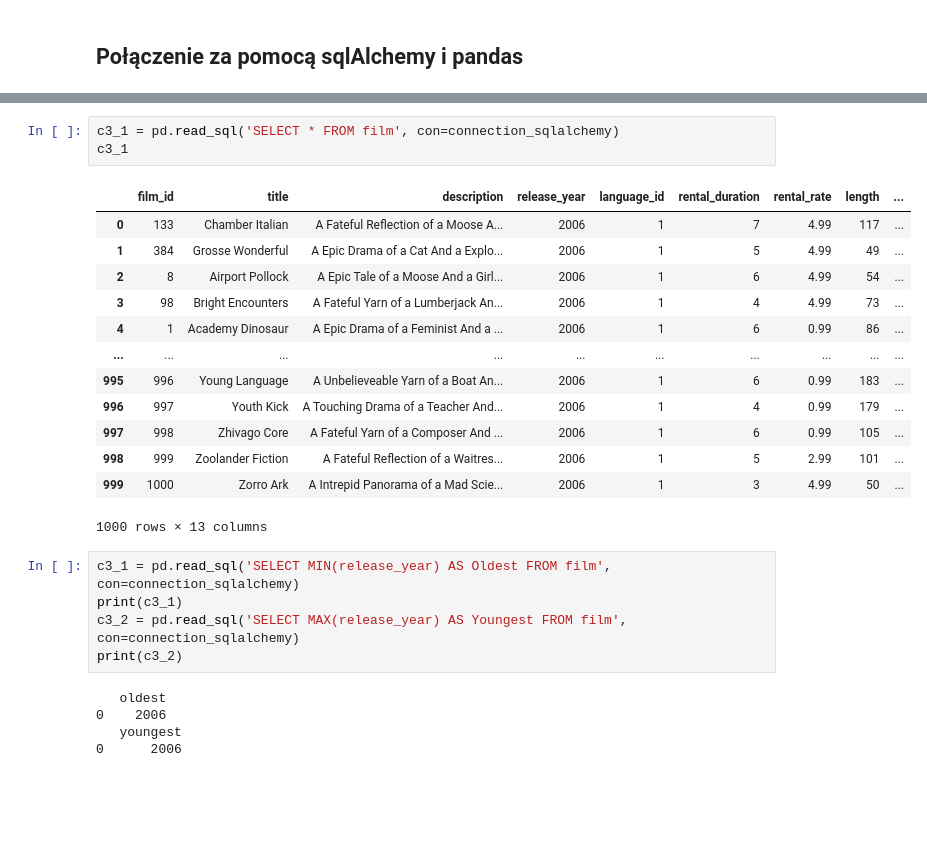
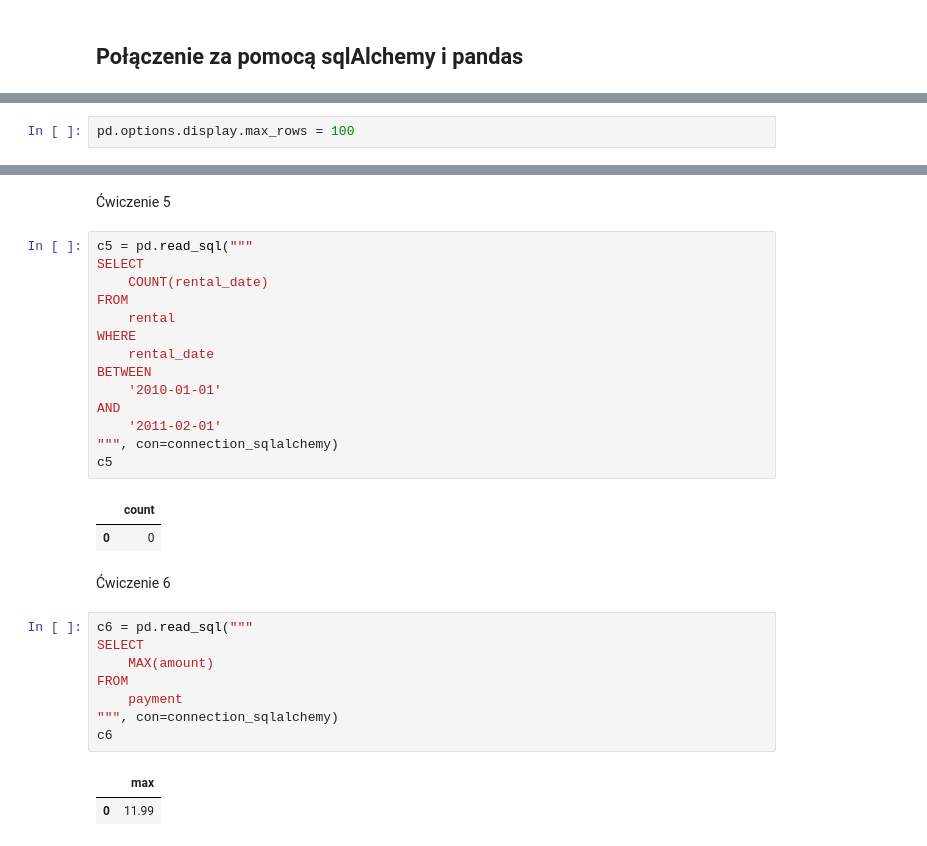
Before and after one commit to MicnedSQ/AiBD, a Jupyter notebook: Lab2/example.ipynb, the cells around one changed output, grey strips where cells are left out. Cells and saved outputs as stored; diff of their text form; blank space fills up the shorter version.

```diff
--- a/Lab2/example.ipynb
+++ b/Lab2/example.ipynb
@@ -76,3 +91,5 @@ df
 | 598 | 599 | Zhoushan | 23 | 2006-02-15 09:45:25 |
 | 599 | 600 | Ziguinchor | 83 | 2006-02-15 09:45:25 |
 600 rows × 4 columns
+# %%
+pd.options.display.max_rows = 100
@@ -106,27 +175,32 @@ c2
+# %% [markdown]
+Ćwiczenie 5
+# %%
+c5 = pd.read_sql("""
+SELECT
+    COUNT(rental_date)
+FROM
+    rental
+WHERE
+    rental_date
+BETWEEN
+    '2010-01-01'
+AND
+    '2011-02-01'
+""", con=connection_sqlalchemy)
+c5
+# %% [output]
+|  | count |
+| 0 | 0 |
+# %% [markdown]
+Ćwiczenie 6
 # %%
-c3_1 = pd.read_sql('SELECT * FROM film', con=connection_sqlalchemy)
-c3_1
+c6 = pd.read_sql("""
+SELECT
+    MAX(amount)
+FROM
+    payment
+""", con=connection_sqlalchemy)
+c6
 # %% [output]
-|  | film_id | title | description | release_year | language_id | rental_duration | rental_rate | length | ... |
-| 0 | 133 | Chamber Italian | A Fateful Reflection of a Moose A... | 2006 | 1 | 7 | 4.99 | 117 | ... |
-| 1 | 384 | Grosse Wonderful | A Epic Drama of a Cat And a Explo... | 2006 | 1 | 5 | 4.99 | 49 | ... |
-| 2 | 8 | Airport Pollock | A Epic Tale of a Moose And a Girl... | 2006 | 1 | 6 | 4.99 | 54 | ... |
-| 3 | 98 | Bright Encounters | A Fateful Yarn of a Lumberjack An... | 2006 | 1 | 4 | 4.99 | 73 | ... |
-| 4 | 1 | Academy Dinosaur | A Epic Drama of a Feminist And a ... | 2006 | 1 | 6 | 0.99 | 86 | ... |
-| ... | ... | ... | ... | ... | ... | ... | ... | ... | ... |
-| 995 | 996 | Young Language | A Unbelieveable Yarn of a Boat An... | 2006 | 1 | 6 | 0.99 | 183 | ... |
-| 996 | 997 | Youth Kick | A Touching Drama of a Teacher And... | 2006 | 1 | 4 | 0.99 | 179 | ... |
-| 997 | 998 | Zhivago Core | A Fateful Yarn of a Composer And ... | 2006 | 1 | 6 | 0.99 | 105 | ... |
-| 998 | 999 | Zoolander Fiction | A Fateful Reflection of a Waitres... | 2006 | 1 | 5 | 2.99 | 101 | ... |
-| 999 | 1000 | Zorro Ark | A Intrepid Panorama of a Mad Scie... | 2006 | 1 | 3 | 4.99 | 50 | ... |
+|  | max |
+| 0 | 11.99 |
-1000 rows × 13 columns
-# %%
-c3_1 = pd.read_sql('SELECT MIN(release_year) AS Oldest FROM film', con=connection_sqlalchemy)
-print(c3_1)
-c3_2 = pd.read_sql('SELECT MAX(release_year) AS Youngest FROM film', con=connection_sqlalchemy)
-print(c3_2)
-# %% [output]
-   oldest
-0    2006
-   youngest
-0      2006
```
Also changed, not shown: parts of 25 cells of this notebook.
